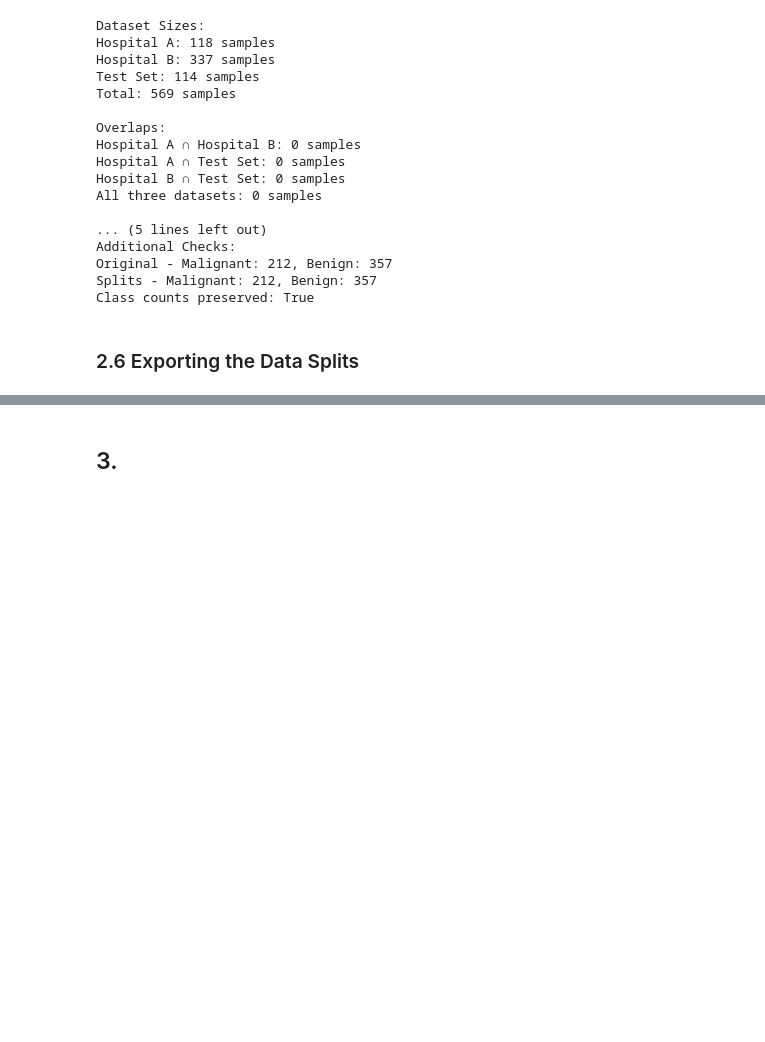
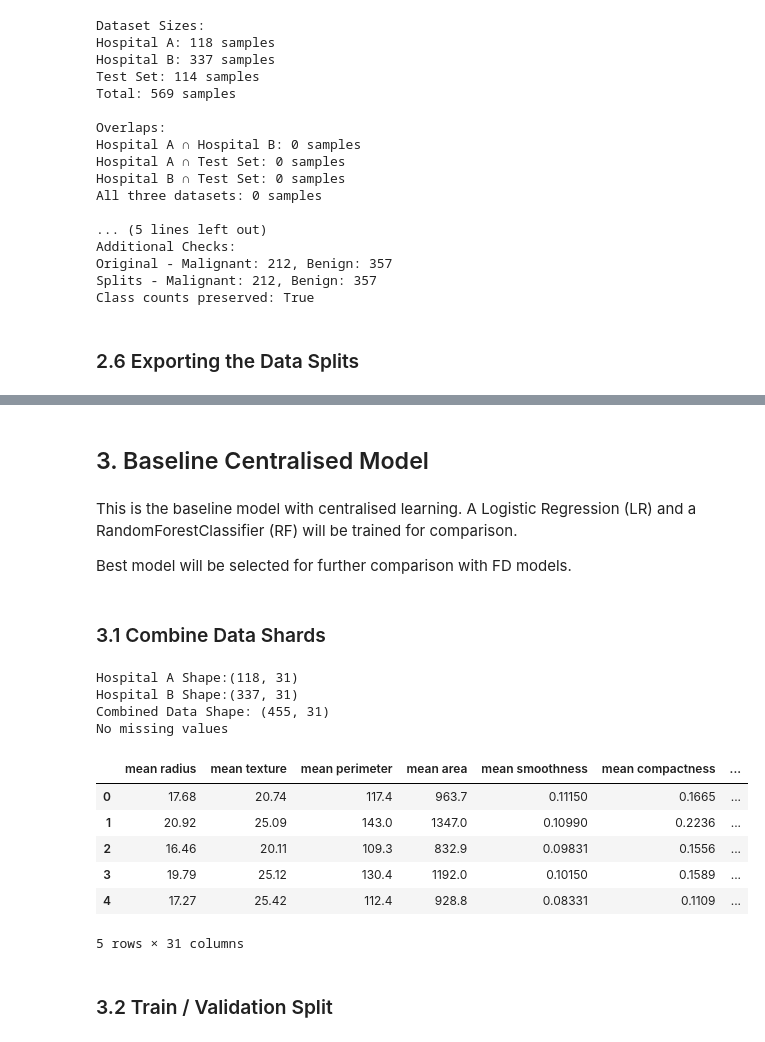
Before and after one commit to starbachi/Breast-Cancer-Wisconsin, a Jupyter notebook: notebooks/assignment4_federated_dp.ipynb, the cells around one changed output, grey strips where cells are left out. Cells and saved outputs as stored; diff of their text form; code cells hidden in the pictures; blank space fills up the shorter version.

```diff
--- a/notebooks/assignment4_federated_dp.ipynb
+++ b/notebooks/assignment4_federated_dp.ipynb
@@ -613,4 +602,37 @@ Malignant Rates:
 Malignant Rate (Hospital A): 96.6%
 Malignant Rate (Hospital B): 16.6%
 # %% [markdown]
-## 3.
+## 3. Baseline Centralised Model
+# %% [markdown]
+This is the baseline model with centralised learning. A Logistic Regression (LR) and a RandomForestClassifier (RF) will be trained for comparison.
+
+Best model will be selected for further comparison with FD models.
+# %% [markdown]
+### 3.1 Combine Data Shards
+# %%
+h_a = pd.read_csv("../data/hospital_a.csv", index_col=None)
+h_b = pd.read_csv("../data/hospital_b.csv", index_col=None)
+
+print("Hospital A Shape:" + str(h_a.shape))
+print("Hospital B Shape:" + str(h_b.shape))
+
+df = pd.concat([h_a, h_b], ignore_index=True)
+
+print("Combined Data Shape: " + str(df.shape))
+print("No missing values" if h_a.shape[0] + h_b.shape[0] == df.shape[0] else "Missing values detected")
+
+df.head()
+# %% [output]
+Hospital A Shape:(118, 31)
+Hospital B Shape:(337, 31)
+Combined Data Shape: (455, 31)
+No missing values
+|  | mean radius | mean texture | mean perimeter | mean area | mean smoothness | mean compactness | ... |
+| 0 | 17.68 | 20.74 | 117.4 | 963.7 | 0.11150 | 0.1665 | ... |
+| 1 | 20.92 | 25.09 | 143.0 | 1347.0 | 0.10990 | 0.2236 | ... |
+| 2 | 16.46 | 20.11 | 109.3 | 832.9 | 0.09831 | 0.1556 | ... |
+| 3 | 19.79 | 25.12 | 130.4 | 1192.0 | 0.10150 | 0.1589 | ... |
+| 4 | 17.27 | 25.42 | 112.4 | 928.8 | 0.08331 | 0.1109 | ... |
+5 rows × 31 columns
+# %% [markdown]
+### 3.2 Train / Validation Split
```
Also changed, not shown: parts of 26 cells of this notebook, 2 other files.
